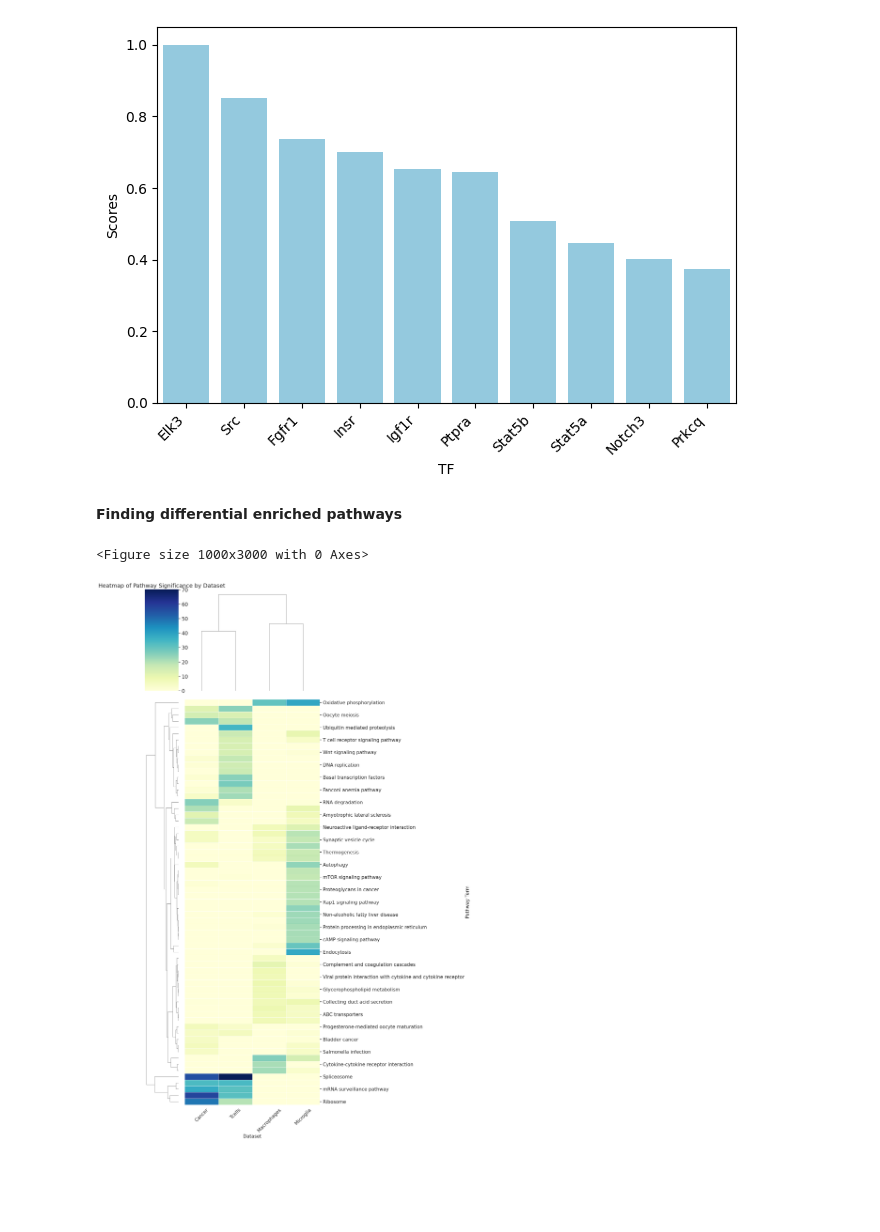
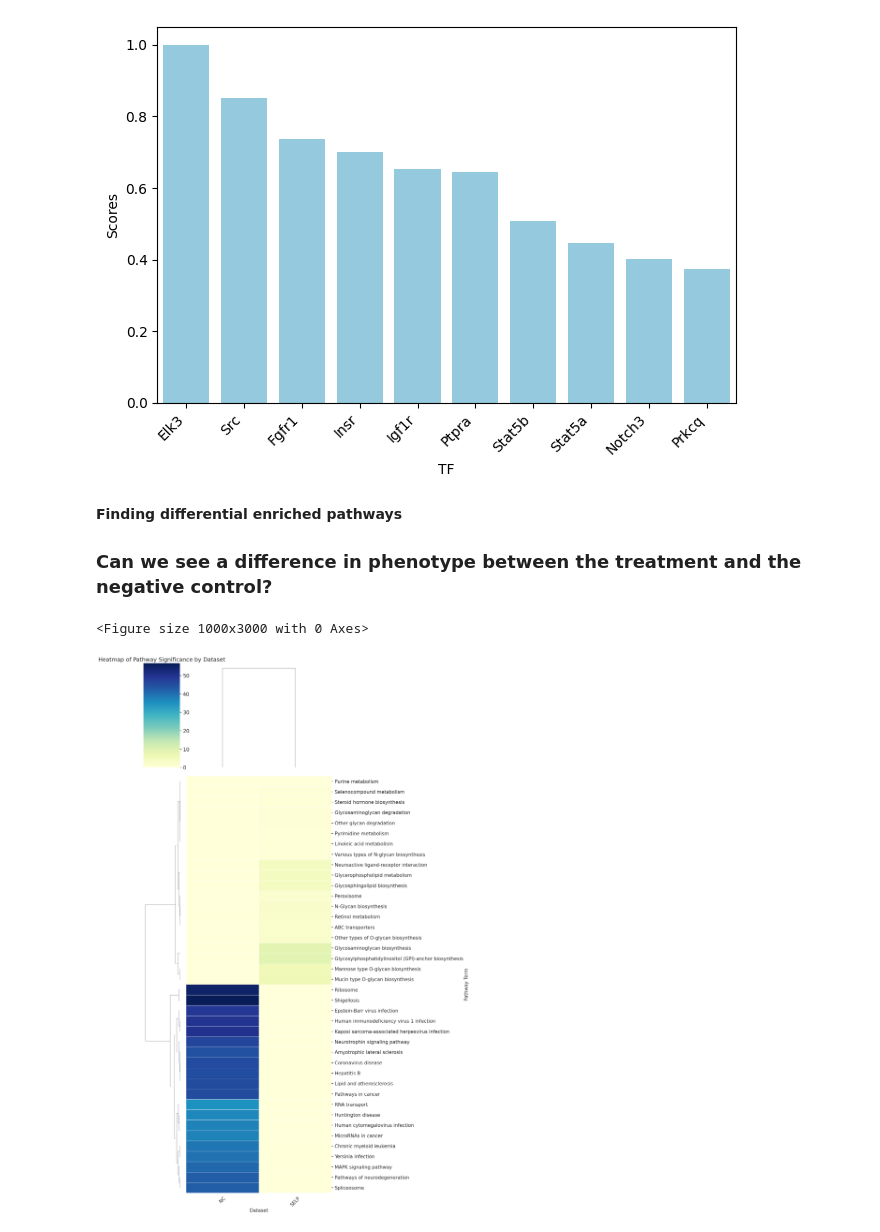
Before and after one commit to madilabcode/scNET, a Jupyter notebook: scNET.ipynb, the cells around one changed output. Drawn from its saved outputs; the diff is of its cells as text; code cells hidden in the pictures; blank space fills up the shorter version.

```diff
--- a/scNET.ipynb
+++ b/scNET.ipynb
@@ -175,13 +179,14 @@ ax.set_ylabel('Scores')
 plt.show()
 # %% [output]
 [figure]
-# %% [markdown]
-**Finding differential enriched pathways**
+# %% [markdown]
+**Finding differential enriched pathways**
+### Can we see a difference in phenotype between the treatment and the negative control?
 # %%
 recon_obj.obs["Cell Type"] = recon_obj.obs["Cell Type"].apply(lambda x: "Tcells" if not x is None and str(x).find("Tcell") >=0 else x )
-
-de_genes_per_group, significant_pathways, filtered_kegg, enrichment_results= scNET.pathway_enricment(recon_obj.copy()[recon_obj.obs["Cell Type"].isin(["Macrophages","Tcells","Cancer","Microglia"])],groupby="Cell Type")
+recon_obj.obs["Tretment"] = list(map(lambda x:"SELP" if x.find("SELP")>=0 else "NC", recon_obj.obs.index))
+de_genes_per_group, significant_pathways, filtered_kegg, enrichment_results = scNET.pathway_enricment(recon_obj.copy()[recon_obj.obs["Cell Type"].isin(["Cancer"])],groupby="Tretment")
 scNET.plot_de_pathways(significant_pathways,enrichment_results)
 # %% [output]
 <Figure size 1000x3000 with 0 Axes>
-[figure, old version]
+[figure, new version]
```
Also changed, not shown: parts of 9 cells of this notebook, 5 other files.
